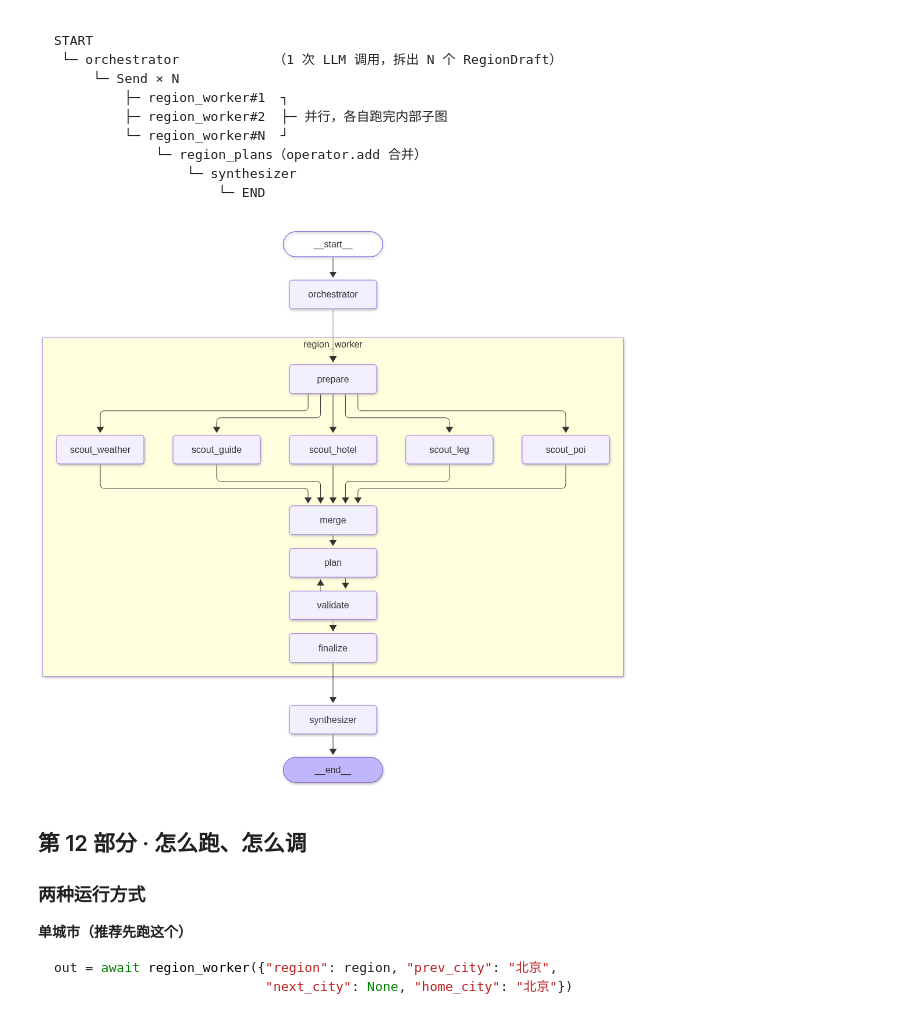
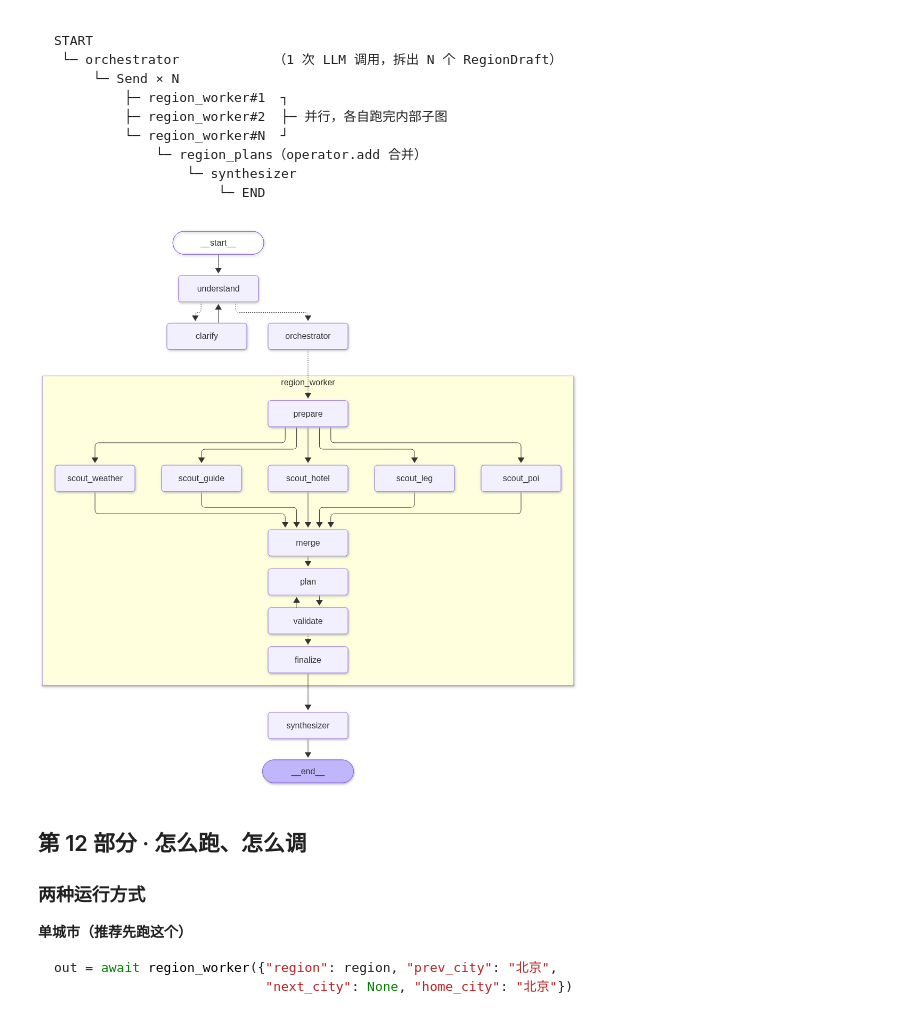
Before and after one commit to QsBigKing/travel-agent, a Jupyter notebook: notebooks/travel_planner.ipynb, the cells around one changed output. Cells and saved outputs as stored; diff of their text form; code cells hidden in the pictures.

Commit message:
feat: 自然语言入口（抽取 + 缺失追问 + interrupt 续跑），接入 AsyncSqliteSaver

```diff
--- a/notebooks/travel_planner.ipynb
+++ b/notebooks/travel_planner.ipynb
@@ -210,6 +210,21 @@ class RegionDrafts(BaseModel):
 
 
 planner = llm.with_structured_output(RegionDrafts)
+
+
+# ============================================================
+# 入口契约：从一句自然语言里抽出来的东西
+# 全部可空——缺什么由 clarify 节点追问，不要在这里硬塞默认值
+# ============================================================
+class TripRequest(BaseModel):
+    origin: str | None = None
+    destination: str | None = None
+    start_date: str | None = Field(default=None, description="YYYY-MM-DD")
+    end_date: str | None = Field(default=None, description="YYYY-MM-DD")
+    budget: str | None = None
+    passengers: int | None = None
+    interests: str | None = None
+    transport_mode: str | None = None
 # %% [markdown]
 ## 第 2 部分 · 三层数据模型：把"事实"和"判断"分开
 
@@ -688,6 +703,11 @@ class PlanningState(MessagesState, total=False):
     passengers: int
     interests: str | None
     transport_mode: str | None
+    # 入口：自然语言 → 结构化需求
+    user_input: str
+    request: dict
+    missing: list[str]
+    clarify_rounds: int
     # 编排产物
     regions: list[RegionDraft]
     # 工作产物
@@ -2045,27 +2163,53 @@ START
 # %%
 from langgraph.graph import StateGraph
 from langgraph.constants import START, END
 from IPython.display import Image, display
 
 travel_builder = StateGraph(PlanningState)
-travel_builder.add_node("orchestrator",  orchestrator)
+travel_builder.add_node("understand",   understand)
+travel_builder.add_node("clarify",      clarify)
+travel_builder.add_node("orchestrator", orchestrator)
 travel_builder.add_node("region_worker", region_worker)
 travel_builder.add_node("synthesizer",   synthesizer)
 
-travel_builder.add_edge(START, "orchestrator")
+# 入口：先理解需求；缺信息就中断追问，补完再重新抽取
+travel_builder.add_edge(START, "understand")
+travel_builder.add_conditional_edges(
+    "understand",
+    route_entry,
+    {"clarify": "clarify", "orchestrator": "orchestrator"},
+)
+travel_builder.add_edge("clarify", "understand")
+
 travel_builder.add_conditional_edges("orchestrator", fan_out_regions, ["region_worker"])
 travel_builder.add_edge("region_worker", "synthesizer")
 travel_builder.add_edge("synthesizer", END)
 
-travel_graph = travel_builder.compile()
+# interrupt 必须配 checkpointer；thread_id 就是会话 id
+# 图是异步跑的，所以要用 AsyncSqliteSaver（同步版不支持 ainvoke）
+import aiosqlite
+from langgraph.checkpoint.sqlite.aio import AsyncSqliteSaver
+
+DB_PATH = ROOT / "db" / "travel.db"
+DB_PATH.parent.mkdir(parents=True, exist_ok=True)
+
+# 重跑这个 cell 时复用已有连接，否则会开一堆 sqlite 连接导致 database is locked
+try:
+    checkpointer
+except NameError:
+    _conn = await aiosqlite.connect(str(DB_PATH))
+    checkpointer = AsyncSqliteSaver(_conn)
+    await checkpointer.setup()
+
+travel_graph = travel_builder.compile(checkpointer=checkpointer)
 
 try:
     display(Image(travel_graph.get_graph(xray=True).draw_mermaid_png()))
 except Exception as e:
     print("（mermaid 渲染失败，已回退到文本版）", e)
     print(travel_graph.get_graph(xray=True).draw_mermaid())
 # %% [output]
-[figure, old version]
+[figure, new version]
 # %% [markdown]
 ## 第 12 部分 · 怎么跑、怎么调
 
```
Also changed, not shown: parts of 6 cells of this notebook, 3 other files.
